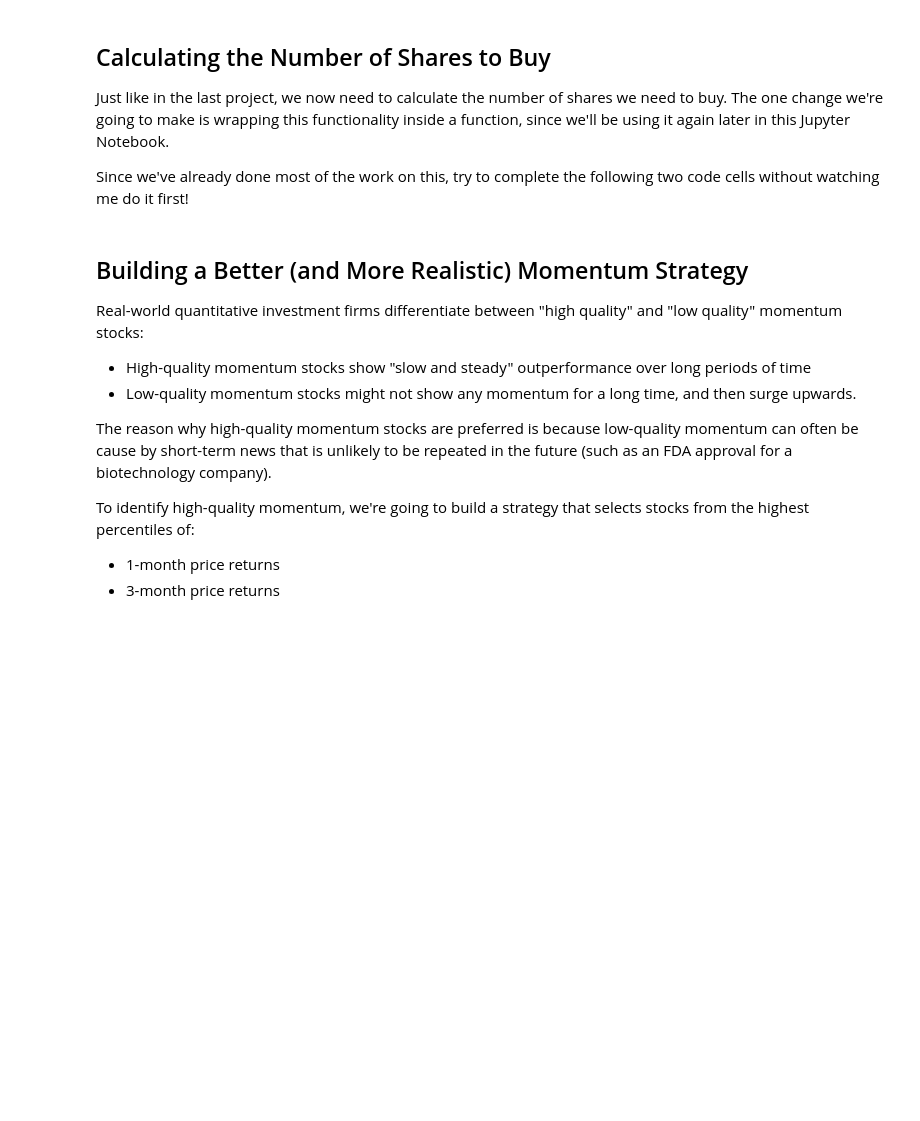
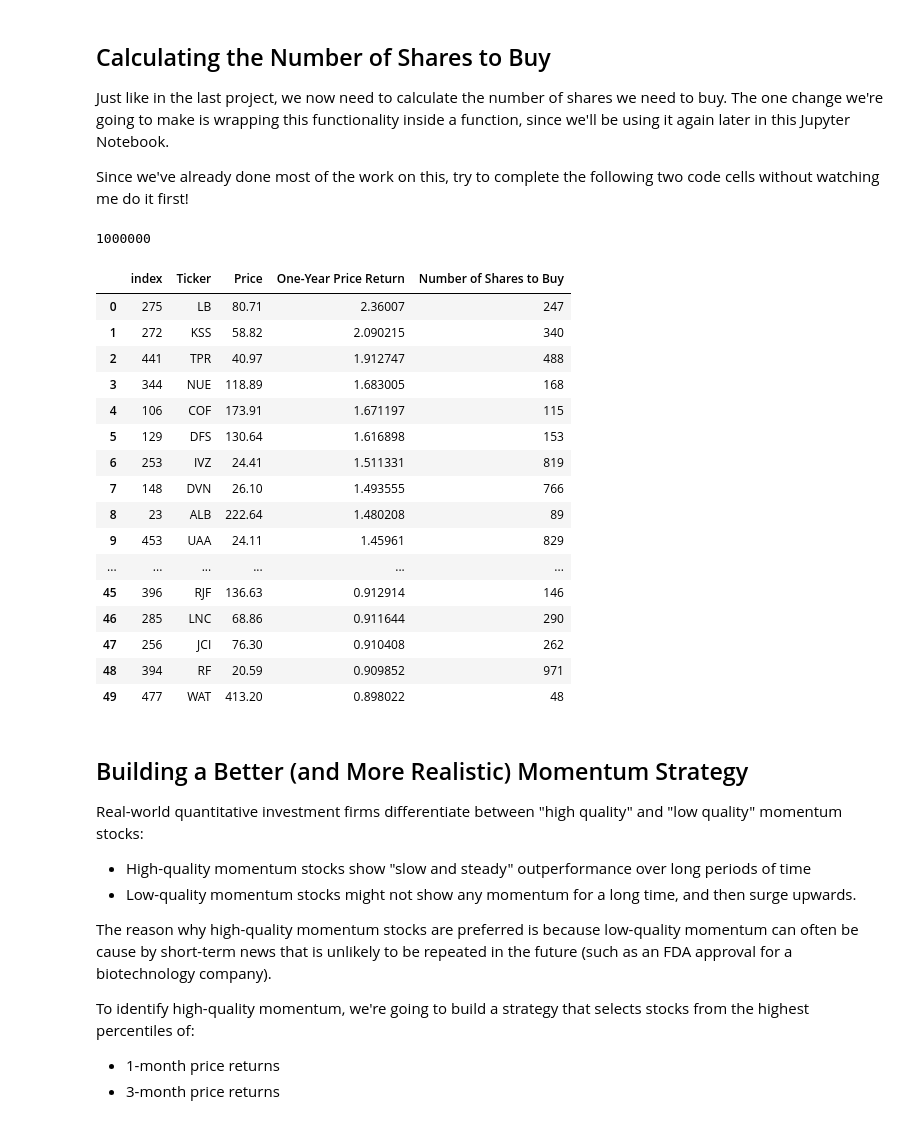
Before and after one commit to phatblat/algorithmic-trading-python, a Jupyter notebook: starter_files/002_quantitative_momentum_strategy.ipynb, the cells around one changed output. Cells and saved outputs as stored; diff of their text form; code cells hidden in the pictures; blank space fills up the shorter version.

```diff
--- a/starter_files/002_quantitative_momentum_strategy.ipynb
+++ b/starter_files/002_quantitative_momentum_strategy.ipynb
@@ -127,6 +150,49 @@ Because of this, the next thing we need to do is remove all the stocks in our Da
 Just like in the last project, we now need to calculate the number of shares we need to buy. The one change we're going to make is wrapping this functionality inside a function, since we'll be using it again later in this Jupyter Notebook.
 
 Since we've already done most of the work on this, try to complete the following two code cells without watching me do it first!
+# %%
+def portfolio_input():
+    global portfolio_size
+
+    portfolio_size = 1000000 # input('Enter the value of your portfolio:')
+
+    try:
+        float(portfolio_size)
+    except ValueError:
+        print('Portfolio size should be an integer.')
+        portfolio_size = input('Enter the value of your portfolio:')
+        float(portfolio_size)
+
+portfolio_input()
+print(portfolio_size)
+# %% [output]
+1000000
+# %%
+position_size = float(portfolio_size) / len(final_dataframe.index)
+
+for i in range(0, len(final_dataframe.index)):
+    buy_count =  math.floor(position_size / final_dataframe.loc[i, 'Price'])
+    final_dataframe.loc[i, 'Number of Shares to Buy'] = buy_count
+
+final_dataframe
+# %% [output]
+|  | index | Ticker | Price | One-Year Price Return | Number of Shares to Buy |
+| 0 | 275 | LB | 80.71 | 2.36007 | 247 |
+| 1 | 272 | KSS | 58.82 | 2.090215 | 340 |
+| 2 | 441 | TPR | 40.97 | 1.912747 | 488 |
+| 3 | 344 | NUE | 118.89 | 1.683005 | 168 |
+| 4 | 106 | COF | 173.91 | 1.671197 | 115 |
+| 5 | 129 | DFS | 130.64 | 1.616898 | 153 |
+| 6 | 253 | IVZ | 24.41 | 1.511331 | 819 |
+| 7 | 148 | DVN | 26.10 | 1.493555 | 766 |
+| 8 | 23 | ALB | 222.64 | 1.480208 | 89 |
+| 9 | 453 | UAA | 24.11 | 1.45961 | 829 |
+| ... | ... | ... | ... | ... | ... |
+| 45 | 396 | RJF | 136.63 | 0.912914 | 146 |
+| 46 | 285 | LNC | 68.86 | 0.911644 | 290 |
+| 47 | 256 | JCI | 76.30 | 0.910408 | 262 |
+| 48 | 394 | RF | 20.59 | 0.909852 | 971 |
+| 49 | 477 | WAT | 413.20 | 0.898022 | 48 |
 # %% [markdown]
 ## Building a Better (and More Realistic) Momentum Strategy
 
```
Also changed, not shown: parts of 4 cells of this notebook.
